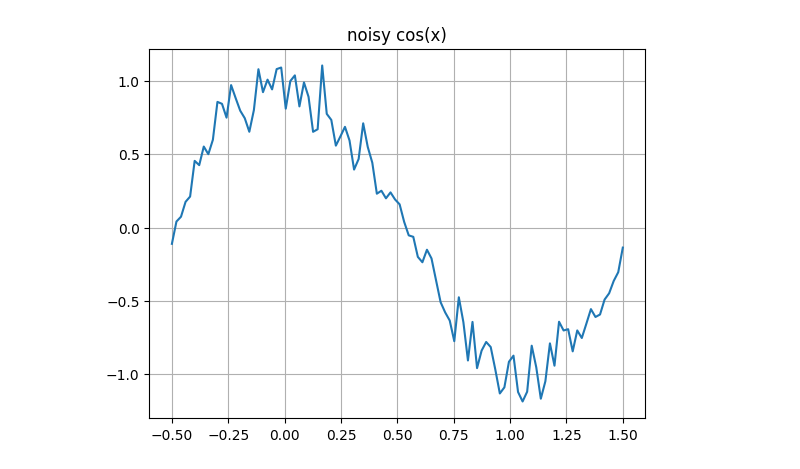
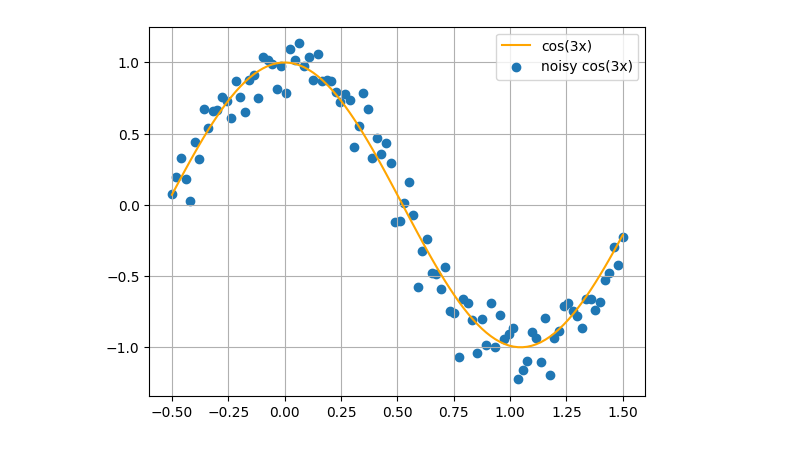
Before and after one commit to h-e-t/AERO222, a Jupyter notebook: HW3/TruebaHW3.ipynb, the cells around one changed output. Cells and saved outputs as stored; diff of their text form; code cells hidden in the pictures.

```diff
--- a/HW3/TruebaHW3.ipynb
+++ b/HW3/TruebaHW3.ipynb
@@ -4,19 +7,16 @@ import matplotlib.pyplot as plt
 # %%
 #### Problem 1 ####
 x = np.linspace(-.5, 1.5, 100)
 y = np.cos(3 * x)
 noise = np.random.normal(0, 0.12, 100)
 
 y_n = y + noise
-# print(y)
-# print(y_n)
 
-# plt.plot(x, y)
-plt.plot(x, y_n)
-plt.title('noisy cos(x)')
+plt.plot(x, y, label = 'cos(3x)', color = 'orange')
+plt.scatter(x, y_n, label = 'noisy cos(3x)')
+plt.legend()
 plt.grid()
 
-
 plt.show()
 # %% [output]
-[figure, old version]
+[figure, new version]
```
Also changed, not shown: parts of 4 cells of this notebook, 6 other files.
